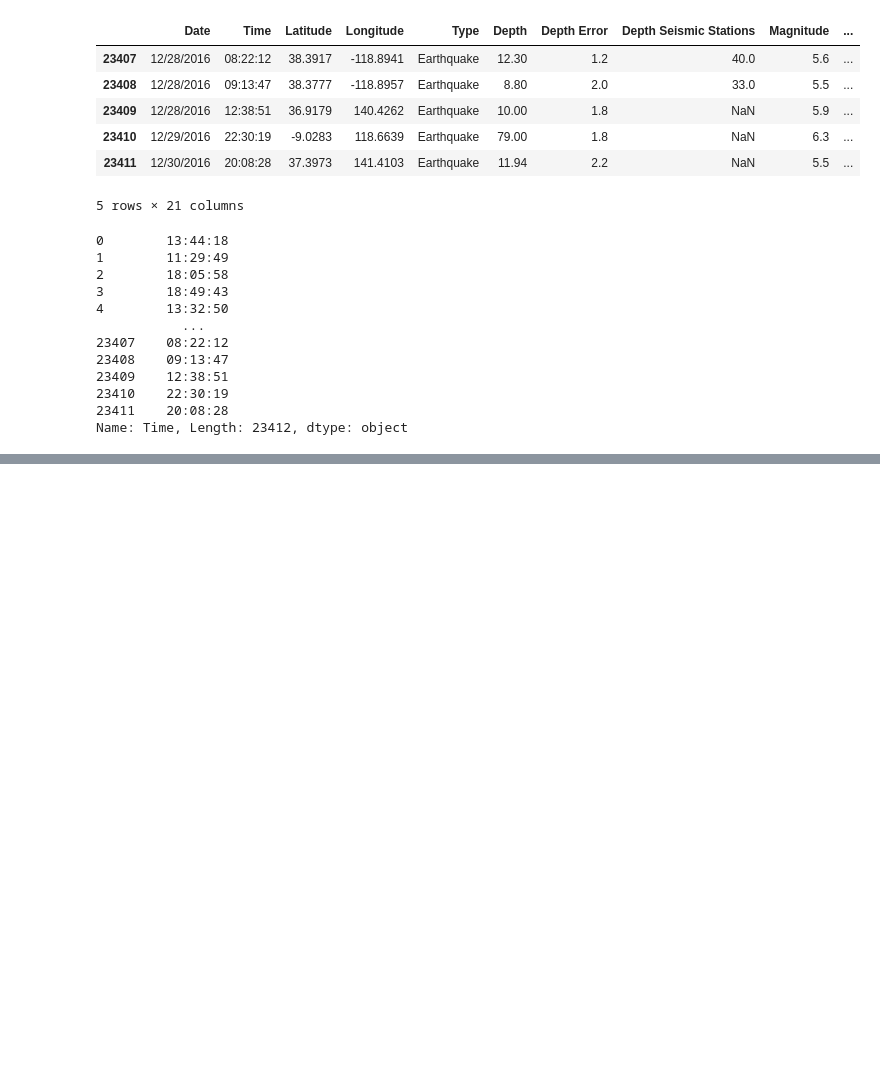
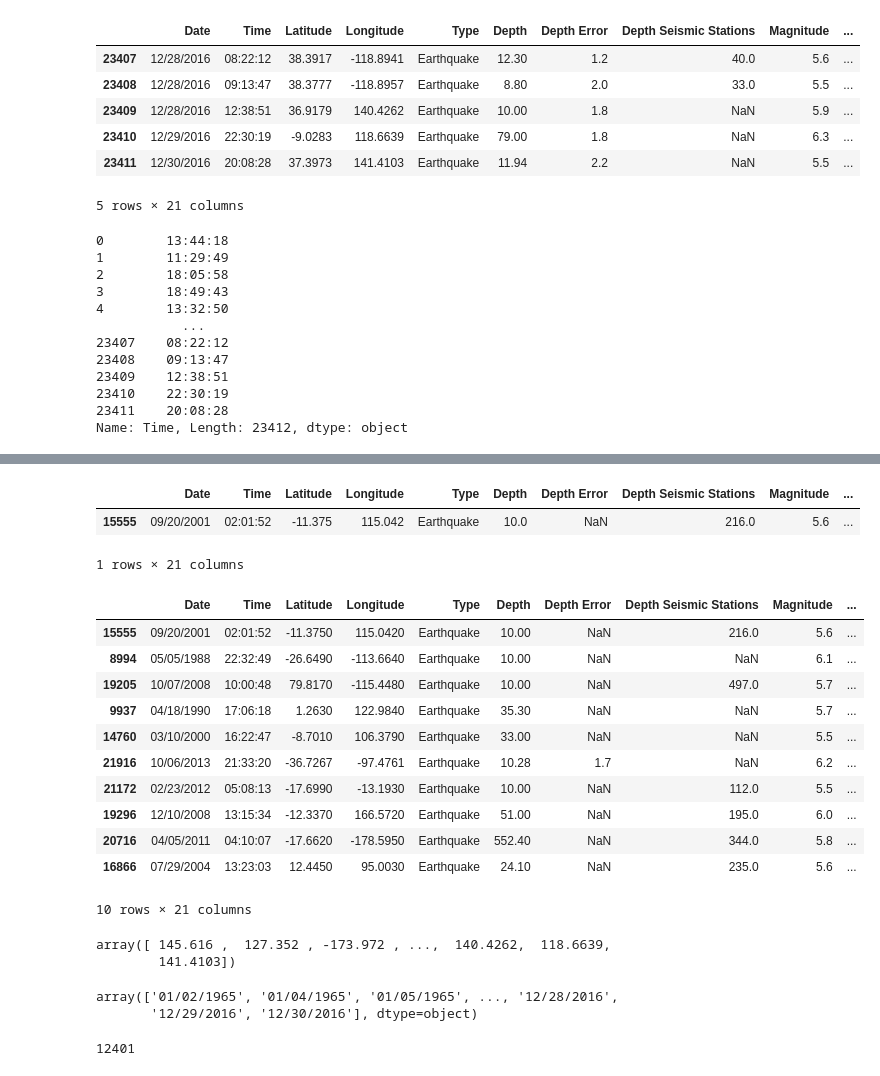
Before and after one commit to Shireesha-perspective-data/Data-Extraction-and-Preprocessing-using-Pandas, a Jupyter notebook: earthquake_csv_file.ipynb, the cells around one changed output, grey strips where cells are left out. Drawn from its saved outputs; the diff is of its cells as text; code cells hidden in the pictures; blank space fills up the shorter version.

```diff
--- a/earthquake_csv_file.ipynb
+++ b/earthquake_csv_file.ipynb
@@ -57,0 +123,35 @@ Name: Time, Length: 23412, dtype: object
+# %%
+df.sample(random_state=1)  # Here to print the only one value ,it can not change the value
+# %% [output]
+|  | Date | Time | Latitude | Longitude | Type | Depth | Depth Error | Depth Seismic Stations | Magnitude | ... |
+| 15555 | 09/20/2001 | 02:01:52 | -11.375 | 115.042 | Earthquake | 10.0 | NaN | 216.0 | 5.6 | ... |
+1 rows × 21 columns
+# %%
+df.sample(10,random_state=1)
+# %% [output]
+|  | Date | Time | Latitude | Longitude | Type | Depth | Depth Error | Depth Seismic Stations | Magnitude | ... |
+| 15555 | 09/20/2001 | 02:01:52 | -11.3750 | 115.0420 | Earthquake | 10.00 | NaN | 216.0 | 5.6 | ... |
+| 8994 | 05/05/1988 | 22:32:49 | -26.6490 | -113.6640 | Earthquake | 10.00 | NaN | NaN | 6.1 | ... |
+| 19205 | 10/07/2008 | 10:00:48 | 79.8170 | -115.4480 | Earthquake | 10.00 | NaN | 497.0 | 5.7 | ... |
+| 9937 | 04/18/1990 | 17:06:18 | 1.2630 | 122.9840 | Earthquake | 35.30 | NaN | NaN | 5.7 | ... |
+| 14760 | 03/10/2000 | 16:22:47 | -8.7010 | 106.3790 | Earthquake | 33.00 | NaN | NaN | 5.5 | ... |
+| 21916 | 10/06/2013 | 21:33:20 | -36.7267 | -97.4761 | Earthquake | 10.28 | 1.7 | NaN | 6.2 | ... |
+| 21172 | 02/23/2012 | 05:08:13 | -17.6990 | -13.1930 | Earthquake | 10.00 | NaN | 112.0 | 5.5 | ... |
+| 19296 | 12/10/2008 | 13:15:34 | -12.3370 | 166.5720 | Earthquake | 51.00 | NaN | 195.0 | 6.0 | ... |
+| 20716 | 04/05/2011 | 04:10:07 | -17.6620 | -178.5950 | Earthquake | 552.40 | NaN | 344.0 | 5.8 | ... |
+| 16866 | 07/29/2004 | 13:23:03 | 12.4450 | 95.0030 | Earthquake | 24.10 | NaN | 235.0 | 5.6 | ... |
+10 rows × 21 columns
+# %%
+df.Longitude.unique() # return the unique values in the Longitude column
+# %% [output]
+array([ 145.616 ,  127.352 , -173.972 , ...,  140.4262,  118.6639,
+        141.4103])
+# %%
+df.Date.unique()
+# %% [output]
+array(['01/02/1965', '01/04/1965', '01/05/1965', ..., '12/28/2016',
+       '12/29/2016', '12/30/2016'], dtype=object)
+# %%
+len(df.Date.unique())   # the length of the unique values in the Data column
+# %% [output]
+12401
```
Also changed, not shown: parts of 28 cells of this notebook.
